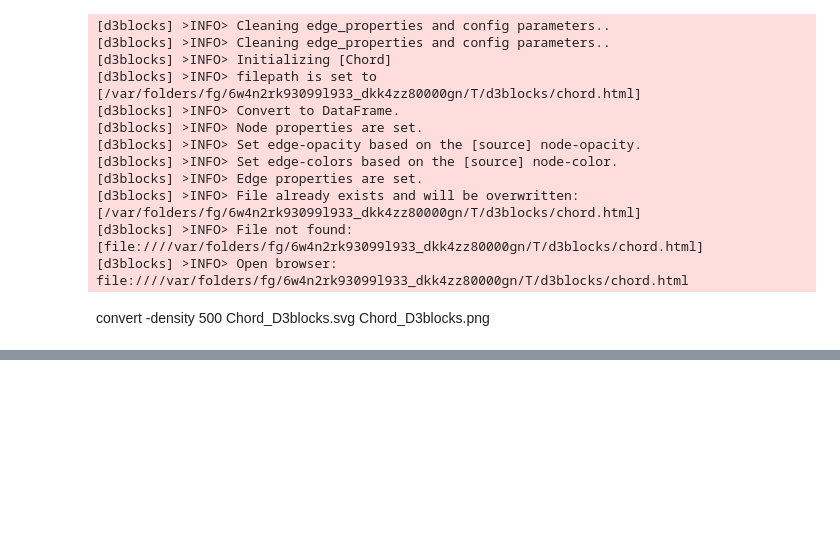
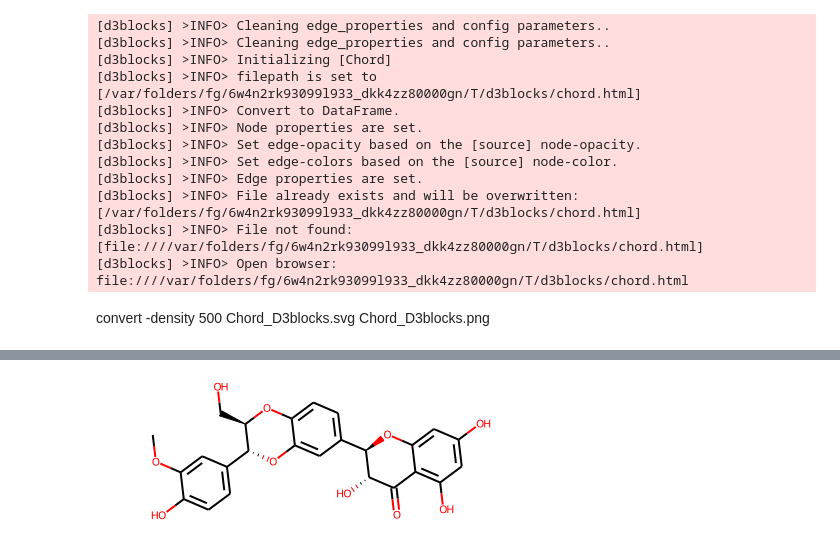
Before and after one commit to taraponglab/metanafld, a Jupyter notebook: chord.ipynb, the cells around one changed output, grey strips where cells are left out. Drawn from its saved outputs; the diff is of its cells as text; code cells hidden in the pictures; blank space fills up the shorter version.

```diff
--- a/chord.ipynb
+++ b/chord.ipynb
@@ -184,0 +209,4 @@ convert -density 500 Chord_D3blocks.svg Chord_D3blocks.png
+# %%
+Chem.MolFromSmiles("COc1cc([C@H]2Oc3cc([C@H]4Oc5cc(O)cc(O)c5C(=O)[C@@H]4O)ccc3O[C@@H]2CO)ccc1O")
+# %% [output]
+[figure, added]
```
Also changed, not shown: parts of 4 cells of this notebook, 7 other files.
